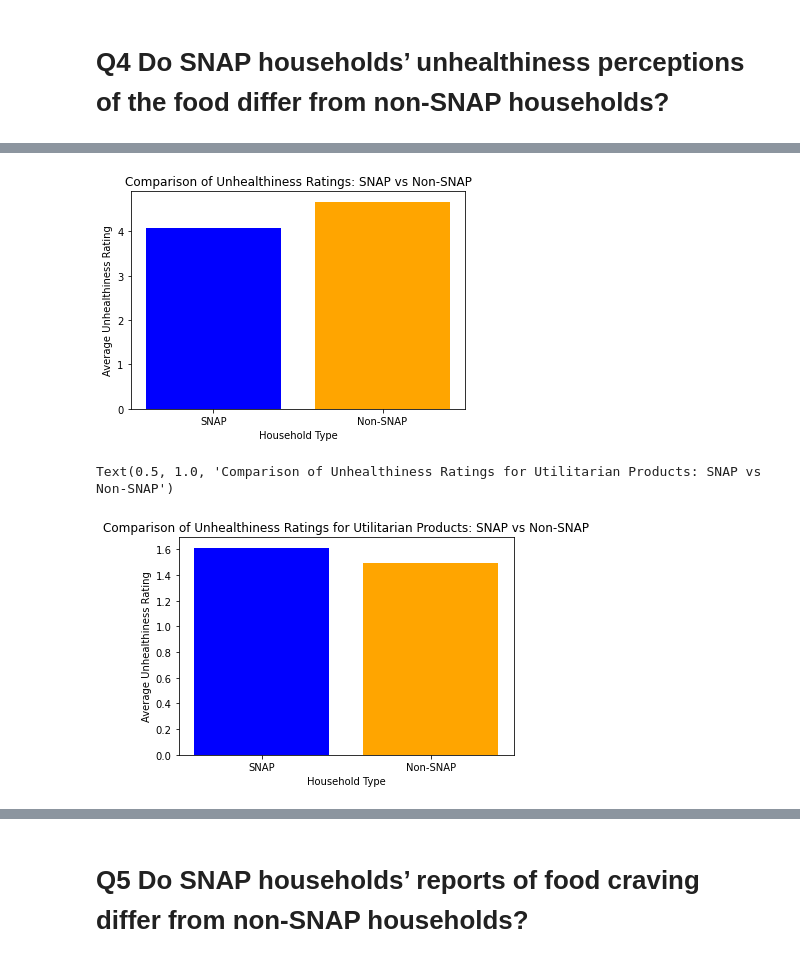
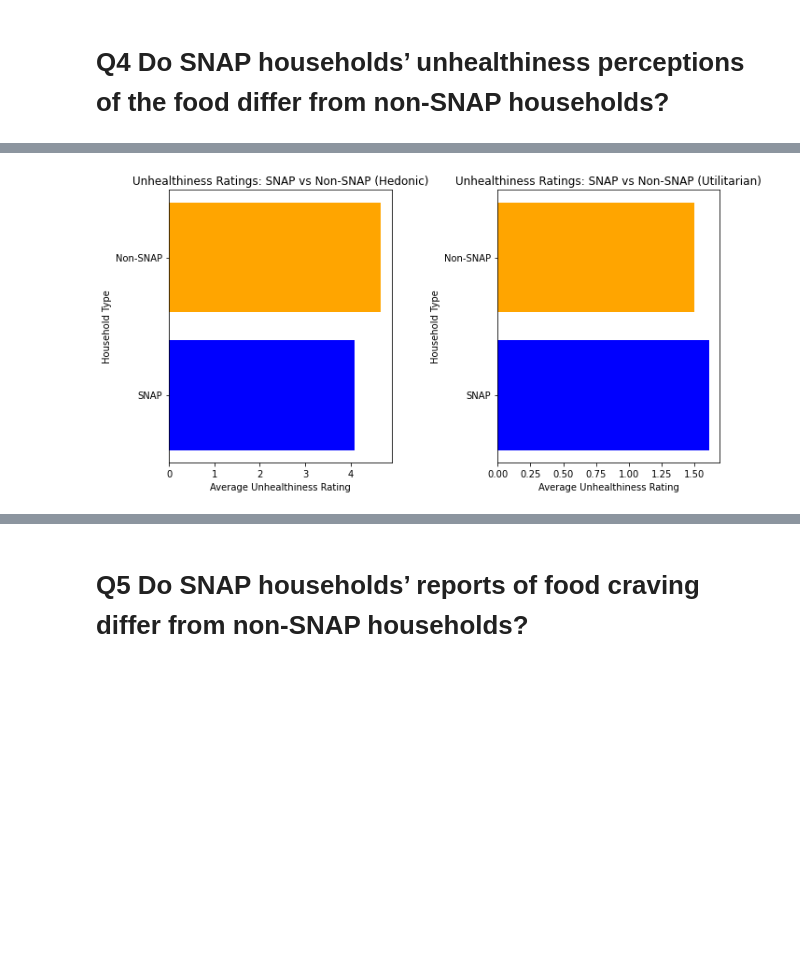
Before and after one commit to franklinjtan/Food-Stamps-Consumer-Behavior-Analysis, a Jupyter notebook: code/main.ipynb, the cells around one changed output, grey strips where cells are left out. Drawn from its saved outputs; the diff is of its cells as text; code cells hidden in the pictures; blank space fills up the shorter version.

```diff
--- a/code/main.ipynb
+++ b/code/main.ipynb
@@ -271,7 +401,7 @@ p-value: 0.5485739325313339
 # %% [markdown]
 # Q4 Do SNAP households’ unhealthiness perceptions of the food differ from non-SNAP households?
 # %%
-# Calculate the average unhealthiness ratings for SNAP and non-SNAP households
+# Calculate the average unhealthiness ratings for SNAP and non-SNAP households for Hedonic products
 avg_unhealthiness_snap_hedonic = snap_data['Unhealthy_Hedonicproducts'].mean()
 avg_unhealthiness_non_snap_hedonic = non_snap_data['Unhealthy_Hedonicproducts'].mean()
 
@@ -279,54 +409,44 @@ avg_unhealthiness_non_snap_hedonic = non_snap_data['Unhealthy_Hedonicproducts'].
 avg_unhealthiness_snap_util = snap_data['Unhealthy_Utilitarianproducts'].mean()
 avg_unhealthiness_non_snap_util = non_snap_data['Unhealthy_Utilitarianproducts'].mean()
 
-# Perform a t-test to compare the ratings
-t_statistic, p_value = stats.ttest_ind(snap_data['Unhealthy_Hedonicproducts'],
-                                       non_snap_data['Unhealthy_Hedonicproducts'], equal_var=True)
-# Print the results
-print("Average Unhealthiness Rating (SNAP):", avg_unhealthiness_snap_hedonic)
-print("Average Unhealthiness Rating (Non-SNAP):", avg_unhealthiness_non_snap_hedonic)
-print("t-statistic:", t_statistic)
-print("p-value:", p_value)
+# Perform a t-test to compare the ratings for Hedonic products
+t_statistic_hedonic, p_value_hedonic = stats.ttest_ind(snap_data['Unhealthy_Hedonicproducts'],
+                                                      non_snap_data['Unhealthy_Hedonicproducts'], equal_var=True)
+# Perform a t-test to compare the ratings for Utilitarian products
+t_statistic_util, p_value_util = stats.ttest_ind(snap_data['Unhealthy_Utilitarianproducts'],
+                                                non_snap_data['Unhealthy_Utilitarianproducts'], equal_var=True)
+
+# Print the results for Hedonic products
+print("Average Unhealthiness Rating (SNAP - Hedonic):", avg_unhealthiness_snap_hedonic)
+print("Average Unhealthiness Rating (Non-SNAP - Hedonic):", avg_unhealthiness_non_snap_hedonic)
+print("t-statistic (Hedonic):", t_statistic_hedonic)
+print("p-value (Hedonic):", p_value_hedonic)
 print("--------------------------")
 
-# Perform a t-test to compare the ratings for Utilitarian products
-t_statistic, p_value = stats.ttest_ind(snap_data['Unhealthy_Utilitarianproducts'],
-                                       non_snap_data['Unhealthy_Utilitarianproducts'], equal_var=True)
-print("Average Unhealthiness Rating for Utilitarian Products (SNAP):", avg_unhealthiness_snap_util)
-print("Average Unhealthiness Rating for Utilitarian Products (Non-SNAP):", avg_unhealthiness_non_snap_util)
-print("t-statistic:", t_statistic)
-print("p-value:", p_value)
+# Print the results for Utilitarian products
+print("Average Unhealthiness Rating (SNAP - Utilitarian):", avg_unhealthiness_snap_util)
+print("Average Unhealthiness Rating (Non-SNAP - Utilitarian):", avg_unhealthiness_non_snap_util)
+print("t-statistic (Utilitarian):", t_statistic_util)
+print("p-value (Utilitarian):", p_value_util)
 
+# Create the figure with two subplots
+fig, axs = plt.subplots(1, 2, figsize=(10, 5))
 
+# Plot the average unhealthiness ratings for Hedonic products
+axs[0].barh(['SNAP', 'Non-SNAP'], [avg_unhealthiness_snap_hedonic, avg_unhealthiness_non_snap_hedonic], color=['blue', 'orange'])
+axs[0].set_ylabel('Household Type')
+axs[0].set_xlabel('Average Unhealthiness Rating')
+axs[0].set_title('Unhealthiness Ratings: SNAP vs Non-SNAP (Hedonic)')
 
-# Create a dictionary with the average values
-data1 = {
-    "Category": ["SNAP", "Non-SNAP"],
-    "Average Unhealthiness Rating": [avg_unhealthiness_snap_hedonic, avg_unhealthiness_non_snap_hedonic]
-}
+# Plot the average unhealthiness ratings for Utilitarian products
+axs[1].barh(['SNAP', 'Non-SNAP'], [avg_unhealthiness_snap_util, avg_unhealthiness_non_snap_util], color=['blue', 'orange'])
+axs[1].set_ylabel('Household Type')
+axs[1].set_xlabel('Average Unhealthiness Rating')
+axs[1].set_title('Unhealthiness Ratings: SNAP vs Non-SNAP (Utilitarian)')
 
-# Create a DataFrame from the dictionary
-df = pd.DataFrame(data1)
+# Adjust the spacing between subplots
+plt.tight_layout()
 
-# Create a bar plot
-plt.bar(df['Category'], df['Average Unhealthiness Rating'], color=['blue', 'orange'])
-plt.xlabel('Household Type')
-plt.ylabel('Average Unhealthiness Rating')
-plt.title('Comparison of Unhealthiness Ratings: SNAP vs Non-SNAP')
-
-# Display the plot
+# Display the figure
 plt.show()
-
-
-data2 = {
-    "Category": ["SNAP", "Non-SNAP"],
-    "Average Unhealthiness Rating for Utilitarian Products": [avg_unhealthiness_snap, avg_unhealthiness_non_snap]
-}
-
-df = pd.DataFrame(data2)
-
-plt.bar(df['Category'], df['Average Unhealthiness Rating for Utilitarian Products'], color=['blue', 'orange'])
-plt.xlabel('Household Type')
-plt.ylabel('Average Unhealthiness Rating')
-plt.title('Comparison of Unhealthiness Ratings for Utilitarian Products: SNAP vs Non-SNAP')
 # %% [output]
@@ -342,3 +462 @@ p-value: 0.009286869923269995
-[figure, old version]
+[figure, new version]
-Text(0.5, 1.0, 'Comparison of Unhealthiness Ratings for Utilitarian Products: SNAP vs Non-SNAP')
-[figure, removed]
```
Also changed, not shown: parts of 13 cells of this notebook.
